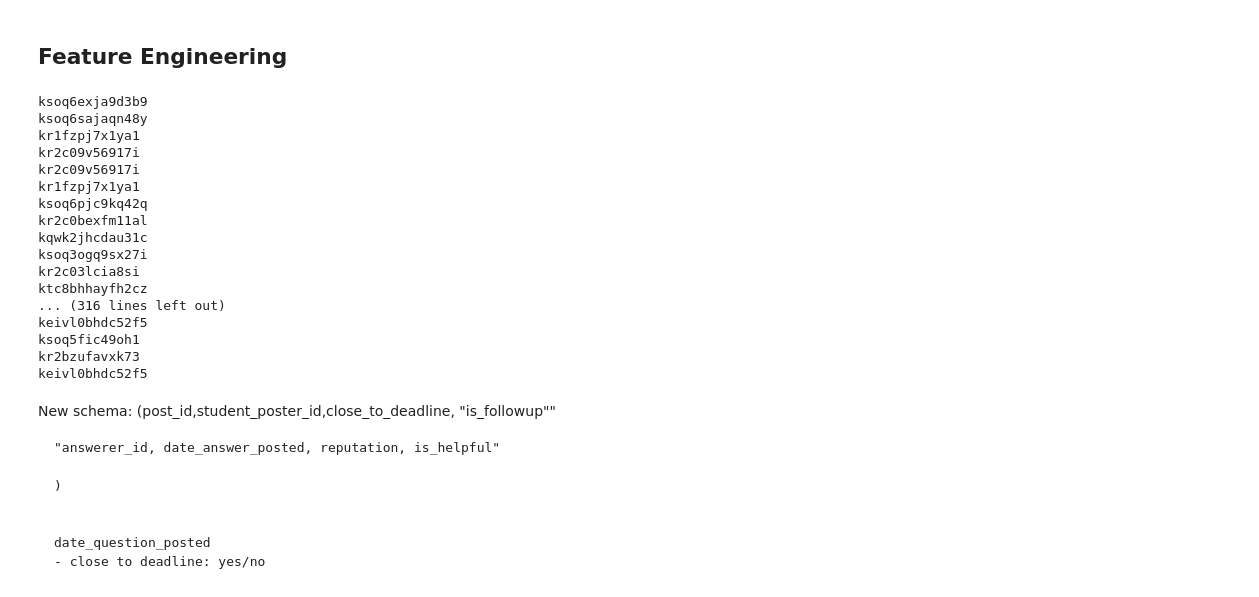
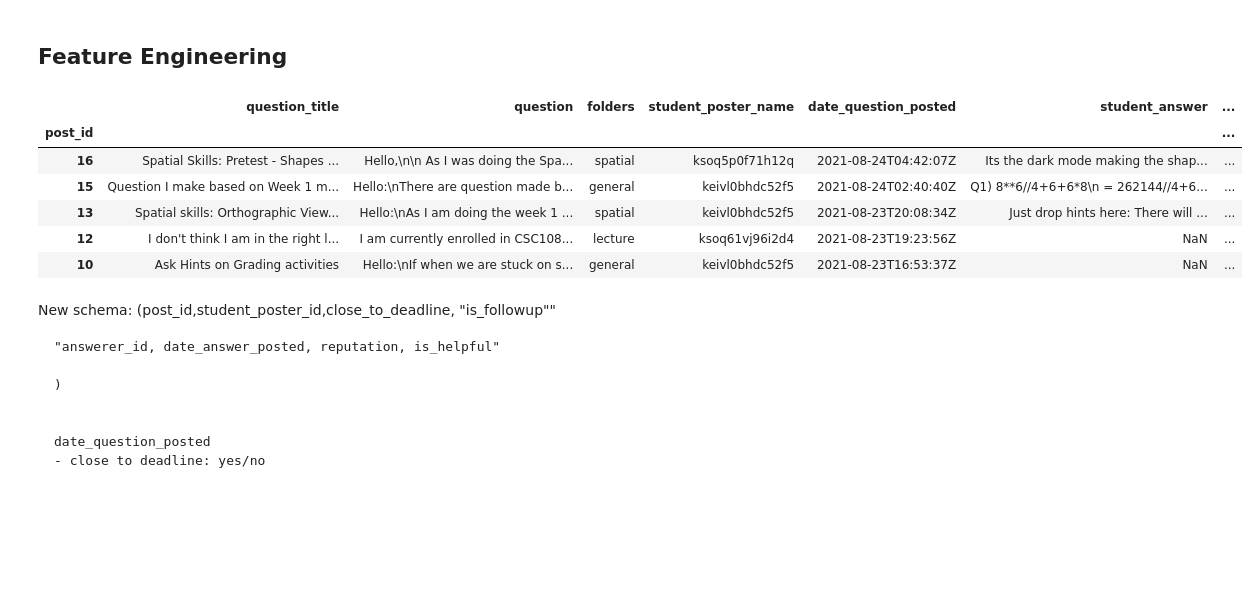
Before and after one commit to PiazzaBot/HelpfulResponses, a Jupyter notebook: data_processing.ipynb, the cells around one changed output. Cells and saved outputs as stored; diff of their text form; code cells hidden in the pictures; blank space fills up the shorter version.

```diff
--- a/data_processing.ipynb
+++ b/data_processing.ipynb
@@ -312,28 +297,19 @@ FILEPATH_CSV = "./csc108_fall2021.csv"
 # %%
 data = pd.read_csv(FILEPATH_CSV, index_col=0)
 data.tail()
-data.keys()
-students = data[data[' is_student_endorsed'] == True]['student_answer_name']
-for s in students:
-    print(s)
+
+# data.keys()
+# students = data[data[' is_student_endorsed'] == True]['student_answer_name']
+# for s in students:
+#     print(s)
 # %% [output]
-ksoq6exja9d3b9
-ksoq6sajaqn48y
-kr1fzpj7x1ya1
-kr2c09v56917i
-kr2c09v56917i
-kr1fzpj7x1ya1
-ksoq6pjc9kq42q
-kr2c0bexfm11al
-kqwk2jhcdau31c
-ksoq3ogq9sx27i
-kr2c03lcia8si
-ktc8bhhayfh2cz
-... (316 lines left out)
-keivl0bhdc52f5
-ksoq5fic49oh1
-kr2bzufavxk73
-keivl0bhdc52f5
+|  | question_title | question | folders | student_poster_name | date_question_posted | student_answer | ... |
+| post_id |  |  |  |  |  |  | ... |
+| 16 | Spatial Skills: Pretest - Shapes ... | Hello,\n\n As I was doing the Spa... | spatial | ksoq5p0f71h12q | 2021-08-24T04:42:07Z | Its the dark mode making the shap... | ... |
+| 15 | Question I make based on Week 1 m... | Hello:\nThere are question made b... | general | keivl0bhdc52f5 | 2021-08-24T02:40:40Z | Q1) 8**6//4+6+6*8\n = 262144//4+6... | ... |
+| 13 | Spatial skills: Orthographic View... | Hello:\nAs I am doing the week 1 ... | spatial | keivl0bhdc52f5 | 2021-08-23T20:08:34Z | Just drop hints here: There will ... | ... |
+| 12 | I don't think I am in the right l... | I am currently enrolled in CSC108... | lecture | ksoq61vj96i2d4 | 2021-08-23T19:23:56Z | NaN | ... |
+| 10 | Ask Hints on Grading activities | Hello:\nIf when we are stuck on s... | general | keivl0bhdc52f5 | 2021-08-23T16:53:37Z | NaN | ... |
 # %% [markdown]
 New schema: (post_id,student_poster_id,close_to_deadline, "is_followup""
 
```
Also changed, not shown: parts of 11 cells of this notebook, 1 other file.
